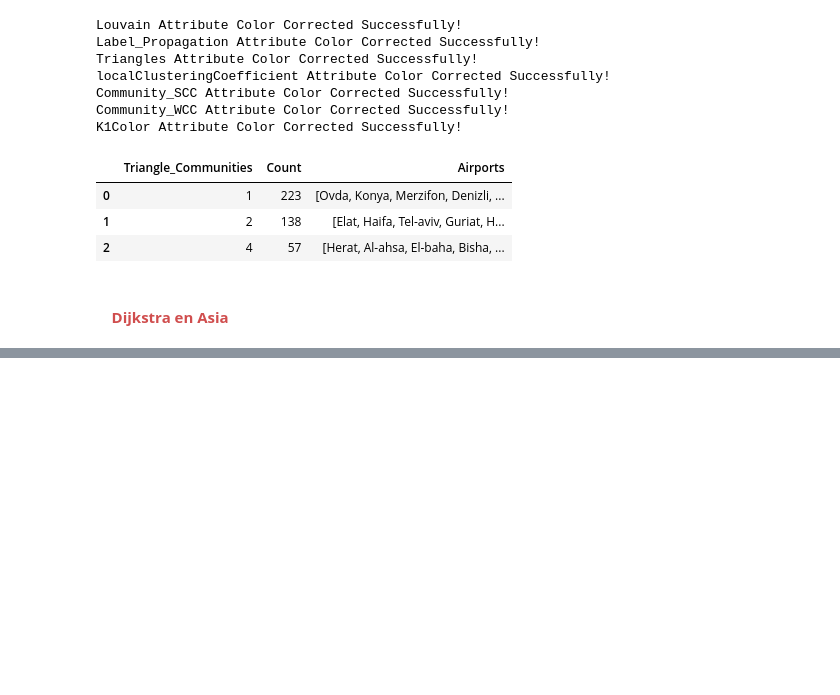
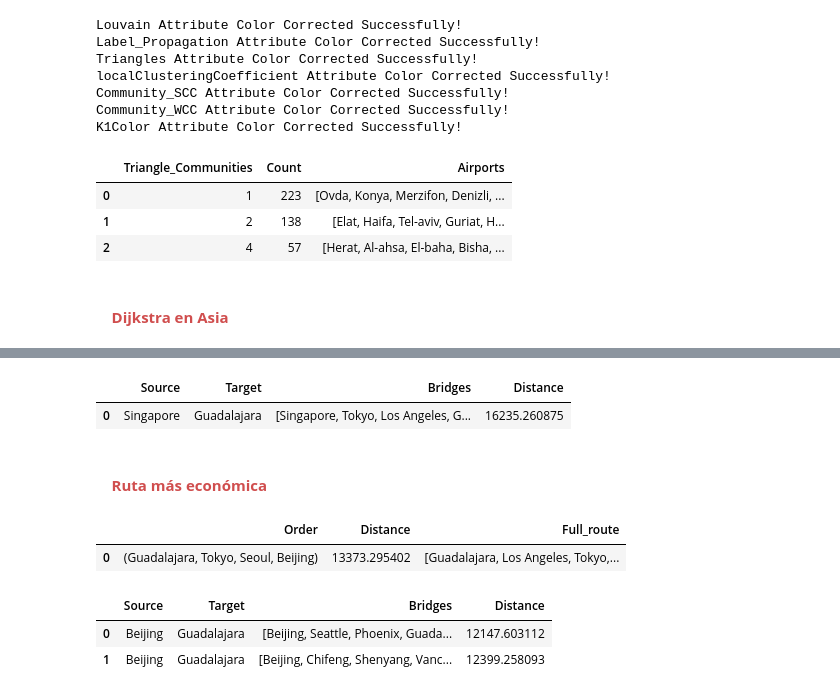
Before and after one commit to ch0fas/MG_Proyecto2, a Jupyter notebook: Python_Proyecto2.ipynb, the cells around one changed output, grey strips where cells are left out. Saved outputs shown, nothing was run; the diff lists cells and outputs as text; code cells hidden in the pictures; blank space fills up the shorter version.

```diff
--- a/Python_Proyecto2.ipynb
+++ b/Python_Proyecto2.ipynb
@@ -606,0 +603,18 @@ db.find_best_route('Airport', 'Label', 'Guadalajara', ['Beijing', 'Chongqing', '
+# %%
+db.temp_dijkstra_directed('Airport', 'Label', 'Singapore', 'Guadalajara', 'distance')
+# %% [output]
+|  | Source | Target | Bridges | Distance |
+| 0 | Singapore | Guadalajara | [Singapore, Tokyo, Los Angeles, G... | 16235.260875 |
+# %% [markdown]
+#### <font color= #d04e4e> &nbsp; &nbsp; **Ruta más económica** </font>
+# %%
+db.find_best_route('Airport', 'Label', 'Guadalajara', ['Beijing', 'Tokyo', 'Seoul'], 'distance')
+# %% [output]
+|  | Order | Distance | Full_route |
+| 0 | (Guadalajara, Tokyo, Seoul, Beijing) | 13373.295402 | [Guadalajara, Los Angeles, Tokyo,... |
+# %%
+db.temp_dijkstra_directed('Airport', 'Label', 'Beijing', 'Guadalajara', 'distance')
+# %% [output]
+|  | Source | Target | Bridges | Distance |
+| 0 | Beijing | Guadalajara | [Beijing, Seattle, Phoenix, Guada... | 12147.603112 |
+| 1 | Beijing | Guadalajara | [Beijing, Chifeng, Shenyang, Vanc... | 12399.258093 |
```
Also changed, not shown: parts of 2 cells of this notebook, 1 other file.
